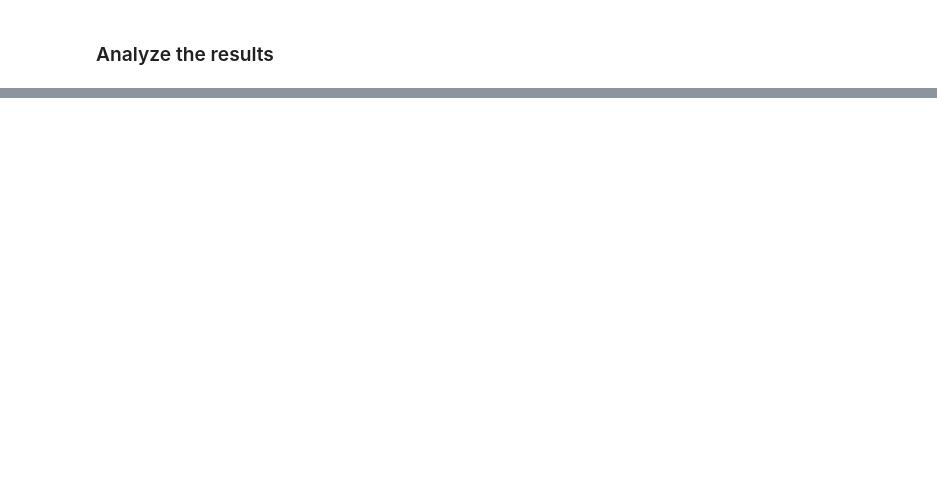
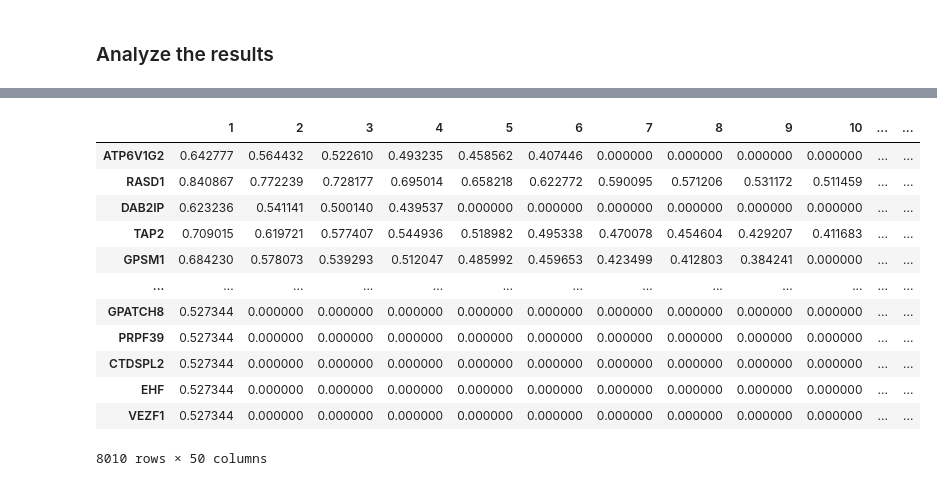
Before and after one commit to LifeWorks/SARSCov2, a Jupyter notebook: SARS-Cov-2.ipynb, the cells around one changed output, grey strips where cells are left out. Drawn from its saved outputs; the diff is of its cells as text; code cells hidden in the pictures; blank space fills up the shorter version.

```diff
--- a/SARS-Cov-2.ipynb
+++ b/SARS-Cov-2.ipynb
@@ -486,0 +504,17 @@ ray.shutdown()
+# %%
+scloseness = pd.read_pickle("biggerTrans-s-closeness.pkl")
+scloseness
+# %% [output]
+|  | 1 | 2 | 3 | 4 | 5 | 6 | 7 | 8 | 9 | 10 | ... | ... |
+| ATP6V1G2 | 0.642777 | 0.564432 | 0.522610 | 0.493235 | 0.458562 | 0.407446 | 0.000000 | 0.000000 | 0.000000 | 0.000000 | ... | ... |
+| RASD1 | 0.840867 | 0.772239 | 0.728177 | 0.695014 | 0.658218 | 0.622772 | 0.590095 | 0.571206 | 0.531172 | 0.511459 | ... | ... |
+| DAB2IP | 0.623236 | 0.541141 | 0.500140 | 0.439537 | 0.000000 | 0.000000 | 0.000000 | 0.000000 | 0.000000 | 0.000000 | ... | ... |
+| TAP2 | 0.709015 | 0.619721 | 0.577407 | 0.544936 | 0.518982 | 0.495338 | 0.470078 | 0.454604 | 0.429207 | 0.411683 | ... | ... |
+| GPSM1 | 0.684230 | 0.578073 | 0.539293 | 0.512047 | 0.485992 | 0.459653 | 0.423499 | 0.412803 | 0.384241 | 0.000000 | ... | ... |
+| ... | ... | ... | ... | ... | ... | ... | ... | ... | ... | ... | ... | ... |
+| GPATCH8 | 0.527344 | 0.000000 | 0.000000 | 0.000000 | 0.000000 | 0.000000 | 0.000000 | 0.000000 | 0.000000 | 0.000000 | ... | ... |
+| PRPF39 | 0.527344 | 0.000000 | 0.000000 | 0.000000 | 0.000000 | 0.000000 | 0.000000 | 0.000000 | 0.000000 | 0.000000 | ... | ... |
+| CTDSPL2 | 0.527344 | 0.000000 | 0.000000 | 0.000000 | 0.000000 | 0.000000 | 0.000000 | 0.000000 | 0.000000 | 0.000000 | ... | ... |
+| EHF | 0.527344 | 0.000000 | 0.000000 | 0.000000 | 0.000000 | 0.000000 | 0.000000 | 0.000000 | 0.000000 | 0.000000 | ... | ... |
+| VEZF1 | 0.527344 | 0.000000 | 0.000000 | 0.000000 | 0.000000 | 0.000000 | 0.000000 | 0.000000 | 0.000000 | 0.000000 | ... | ... |
+8010 rows × 50 columns
```
Also changed, not shown: parts of 19 cells of this notebook, 5 other files.
